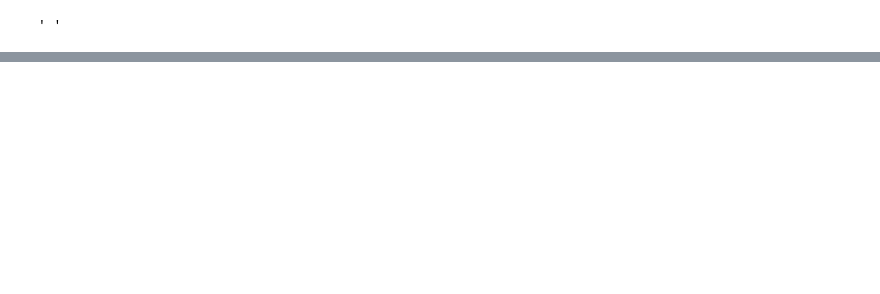
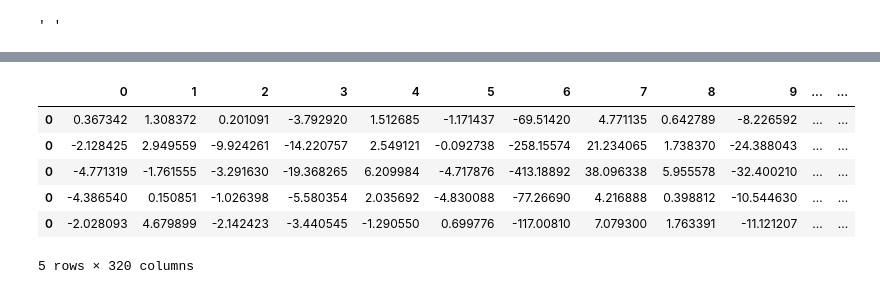
Before and after one commit to e-mhx/CS-221-Final-Project-, a Jupyter notebook: project files/neural-network.ipynb, the cells around one changed output, grey strips where cells are left out. Drawn from its saved outputs; the diff is of its cells as text; code cells hidden in the pictures; blank space fills up the shorter version.

```diff
--- a/project files/neural-network.ipynb
+++ b/project files/neural-network.ipynb
@@ -222,11 +223,19 @@ test = test.iloc[:, :NUM_FEATURES]
 # %%
-# %%time
+%%time
 # # Save the dataframe as a pickle file to be read later
 # df.to_pickle("./data/pandas-pickle-small.pkl")
 
 # check if potentially overwriting data with the same feature everytime
-unpickled = d.read_pickle("./data/pandas.picked")
+unpickled = pd.read_pickle("./data/pandas-pickle-small.pkl")
 unpickled.tail()
+# %% [output]
+|  | 0 | 1 | 2 | 3 | 4 | 5 | 6 | 7 | 8 | 9 | ... | ... |
+| 0 | 0.367342 | 1.308372 | 0.201091 | -3.792920 | 1.512685 | -1.171437 | -69.51420 | 4.771135 | 0.642789 | -8.226592 | ... | ... |
+| 0 | -2.128425 | 2.949559 | -9.924261 | -14.220757 | 2.549121 | -0.092738 | -258.15574 | 21.234065 | 1.738370 | -24.388043 | ... | ... |
+| 0 | -4.771319 | -1.761555 | -3.291630 | -19.368265 | 6.209984 | -4.717876 | -413.18892 | 38.096338 | 5.955578 | -32.400210 | ... | ... |
+| 0 | -4.386540 | 0.150851 | -1.026398 | -5.580354 | 2.035692 | -4.830088 | -77.26690 | 4.216888 | 0.398812 | -10.544630 | ... | ... |
+| 0 | -2.028093 | 4.679899 | -2.142423 | -3.440545 | -1.290550 | 0.699776 | -117.00810 | 7.079300 | 1.763391 | -11.121207 | ... | ... |
+5 rows × 320 columns
 # %%
 %%time
 # Check softmax output (final layer output)
```
Also changed, not shown: parts of 12 cells of this notebook.
